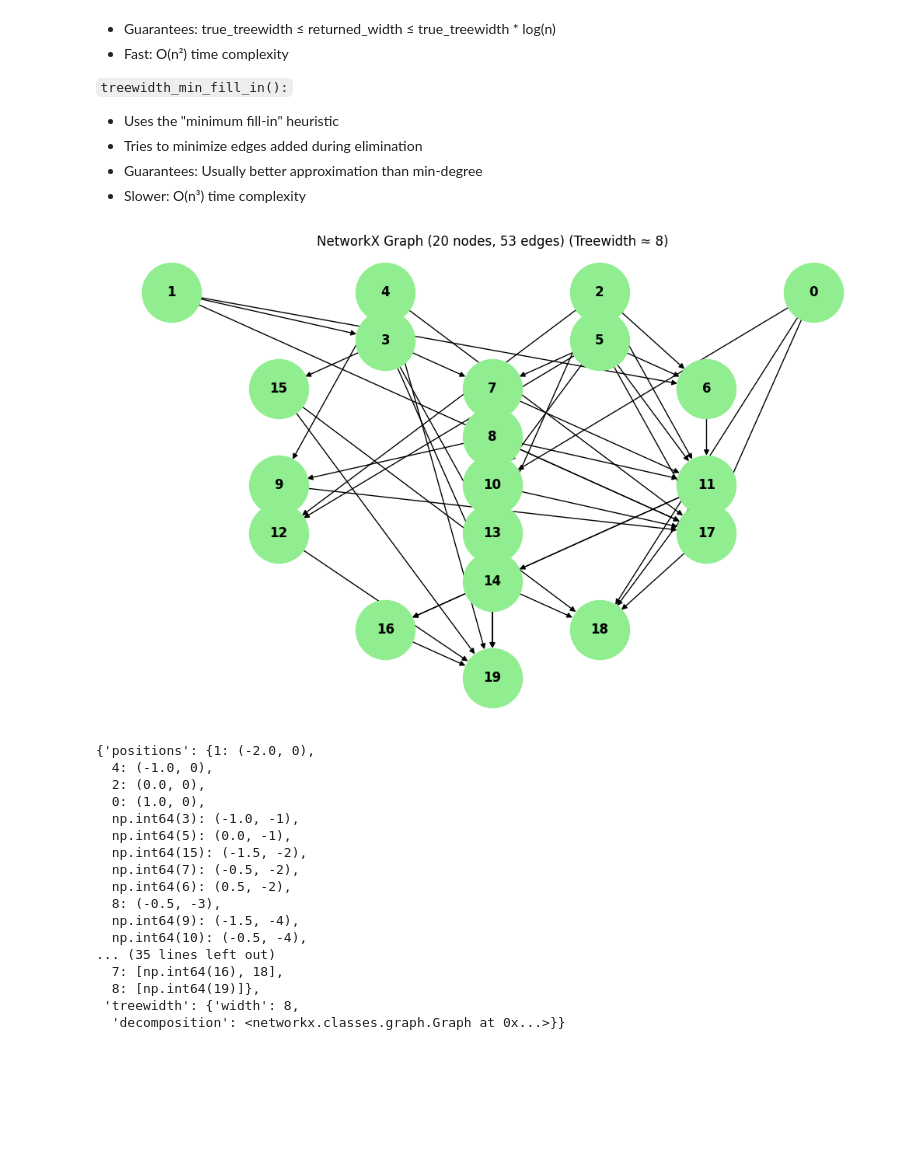
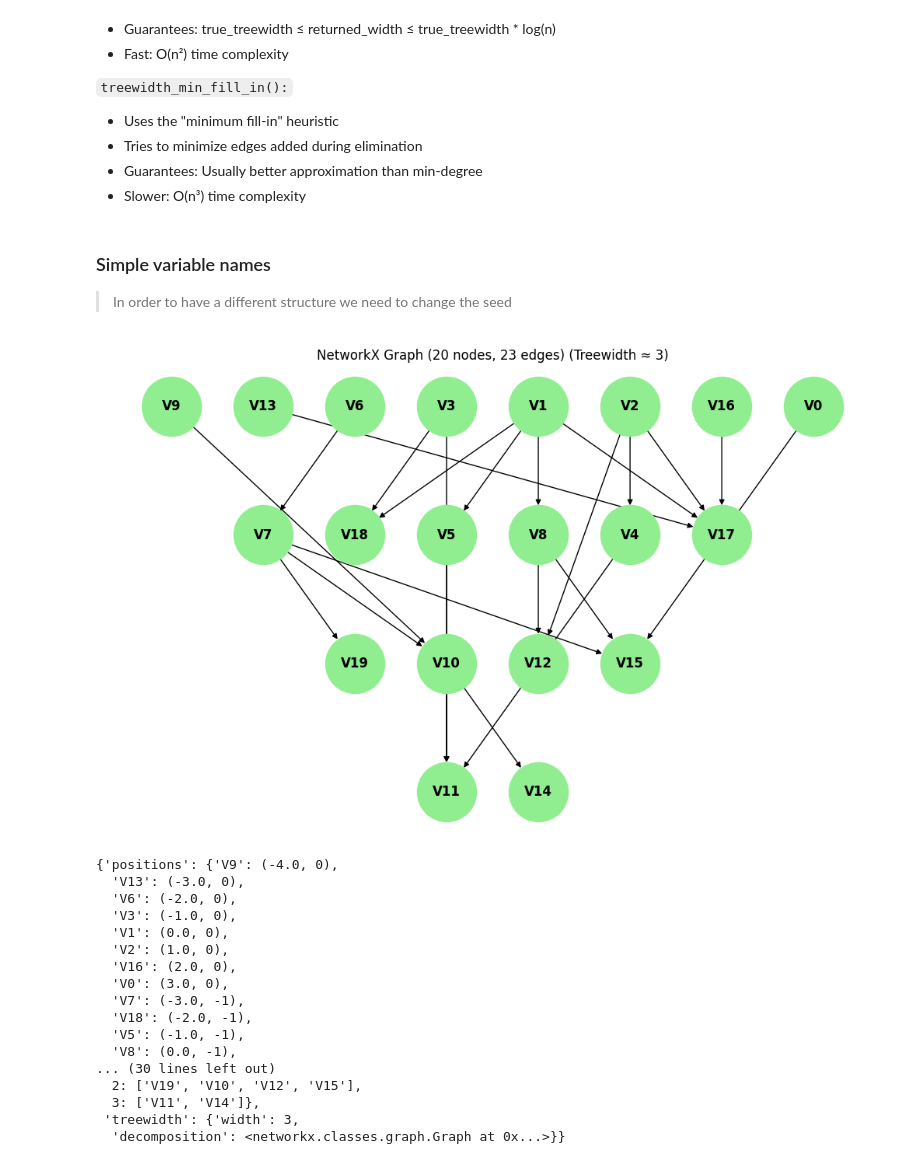
Before and after one commit to ferjorosa/probabilistic-reasoning-llms, a Jupyter notebook: notebooks/graph_generation/create_random_networks.ipynb, the cells around one changed output. Drawn from its saved outputs; the diff is of its cells as text; code cells hidden in the pictures; blank space fills up the shorter version.

Commit message:
Update notebook with graph generation changes

```diff
--- a/notebooks/graph_generation/create_random_networks.ipynb
+++ b/notebooks/graph_generation/create_random_networks.ipynb
@@ -40,30 +40,37 @@ sys.path.append(str((base_path / "src").resolve()))
 
 from bn_utils import draw_networkx_graph
 from graph_generation import generate_dag_with_treewidth
+# %% [markdown]
+### Simple variable names
+
+> In order to have a different structure we need to change the seed
 # %%
+# NOTE: In order to have a different structure we need to change the seed
 dag, achieved_treewidth, metadata_dict = generate_dag_with_treewidth(
     n_nodes=20,
-    target_treewidth=8,
+    target_treewidth=3,
     dag_method='random',
-    seed=42
+    node_naming='simple',
+    # node_naming='confusing',
+    seed=50
 )
 draw_networkx_graph(dag)
 # %% [output]
-[figure, old version]
+[figure, new version]
-{'positions': {1: (-2.0, 0),
-  4: (-1.0, 0),
-  2: (0.0, 0),
-  0: (1.0, 0),
-  np.int64(3): (-1.0, -1),
-  np.int64(5): (0.0, -1),
-  np.int64(15): (-1.5, -2),
-  np.int64(7): (-0.5, -2),
-  np.int64(6): (0.5, -2),
-  8: (-0.5, -3),
-  np.int64(9): (-1.5, -4),
-  np.int64(10): (-0.5, -4),
-... (35 lines left out)
-  7: [np.int64(16), 18],
-  8: [np.int64(19)]},
- 'treewidth': {'width': 8,
+{'positions': {'V9': (-4.0, 0),
+  'V13': (-3.0, 0),
+  'V6': (-2.0, 0),
+  'V3': (-1.0, 0),
+  'V1': (0.0, 0),
+  'V2': (1.0, 0),
+  'V16': (2.0, 0),
+  'V0': (3.0, 0),
+  'V7': (-3.0, -1),
+  'V18': (-2.0, -1),
+  'V5': (-1.0, -1),
+  'V8': (0.0, -1),
+... (30 lines left out)
+  2: ['V19', 'V10', 'V12', 'V15'],
+  3: ['V11', 'V14']},
+ 'treewidth': {'width': 3,
   'decomposition': <networkx.classes.graph.Graph at 0x...>}}
```
Also changed, not shown: parts of 2 cells of this notebook.
